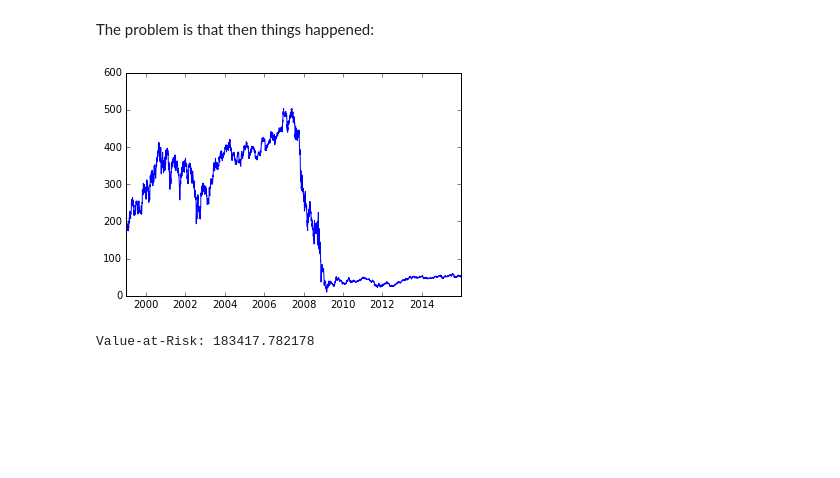
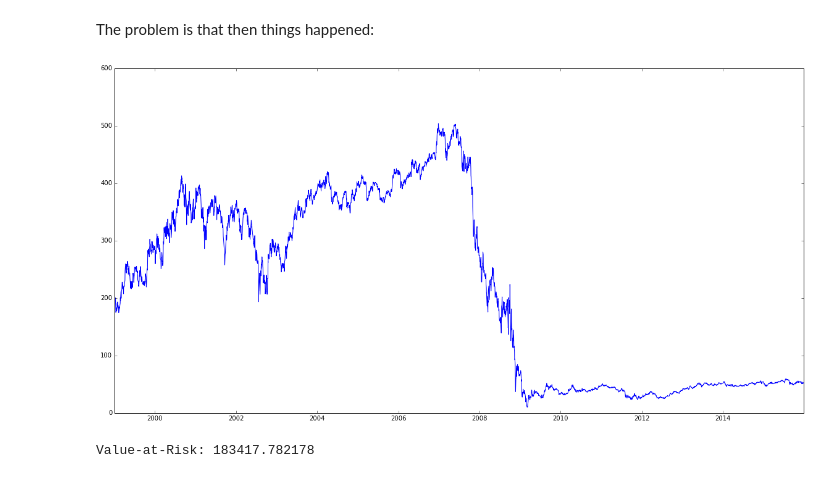
Before and after one commit to kaitai/stress-testing-with-jupyter, a Jupyter notebook: Playing with financial data and Python 3.ipynb, the cells around one changed output. Cells and saved outputs as stored; diff of their text form; code cells hidden in the pictures; blank space fills up the shorter version.

```diff
--- a/Playing with financial data and Python 3.ipynb
+++ b/Playing with financial data and Python 3.ipynb
@@ -408,9 +448,10 @@ Just about doubled our daily VaR! Hm. Well, still looks like a decent investment
 # %% [markdown]
 The problem is that then things happened:
 # %%
+fig, ax = plt.subplots(figsize=(20, 10))
 plt.plot(citi['Adj Close']);
 # %% [output]
-[figure, old version]
+[figure, new version]
 # %%
 P = 1e6
 c= 0.99
```
Also changed, not shown: parts of 11 cells of this notebook.
